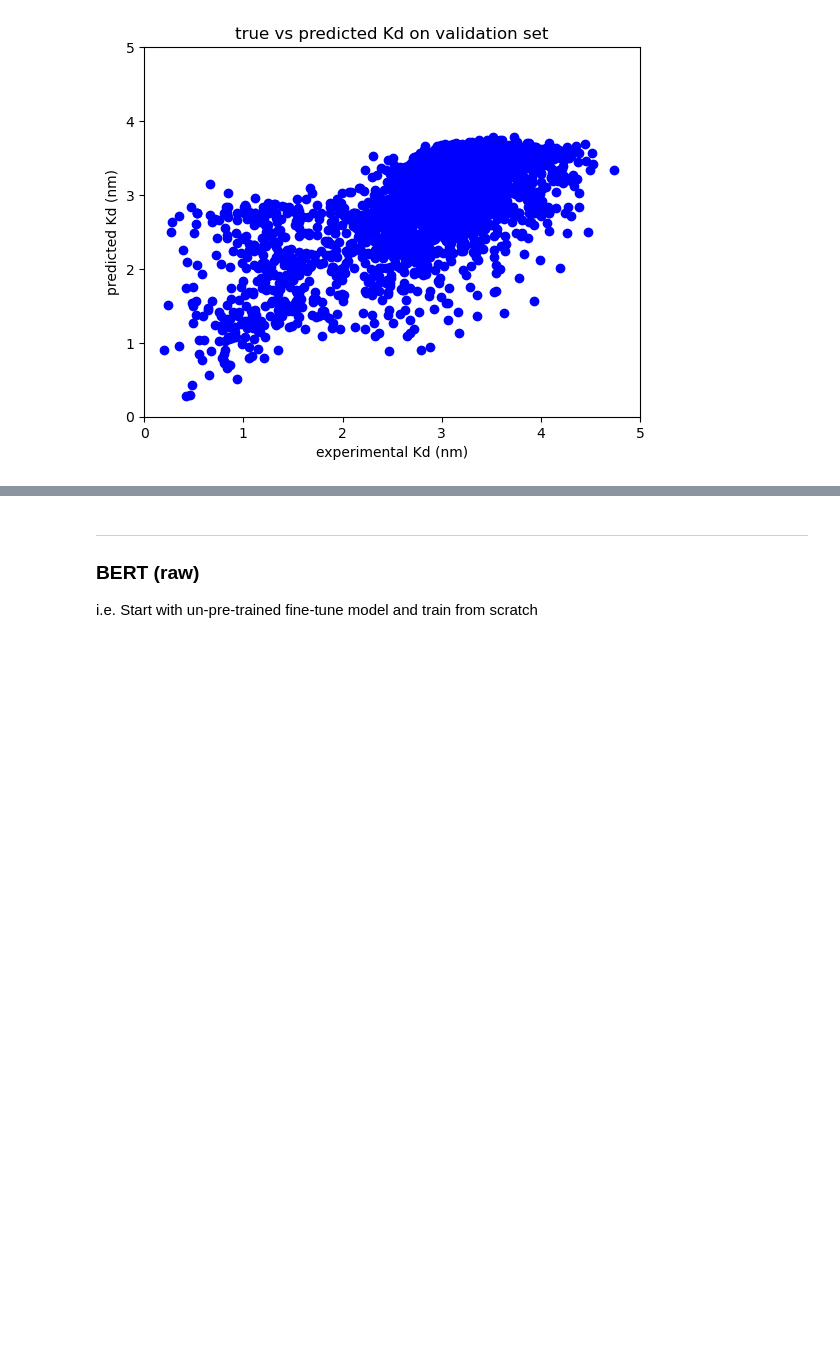
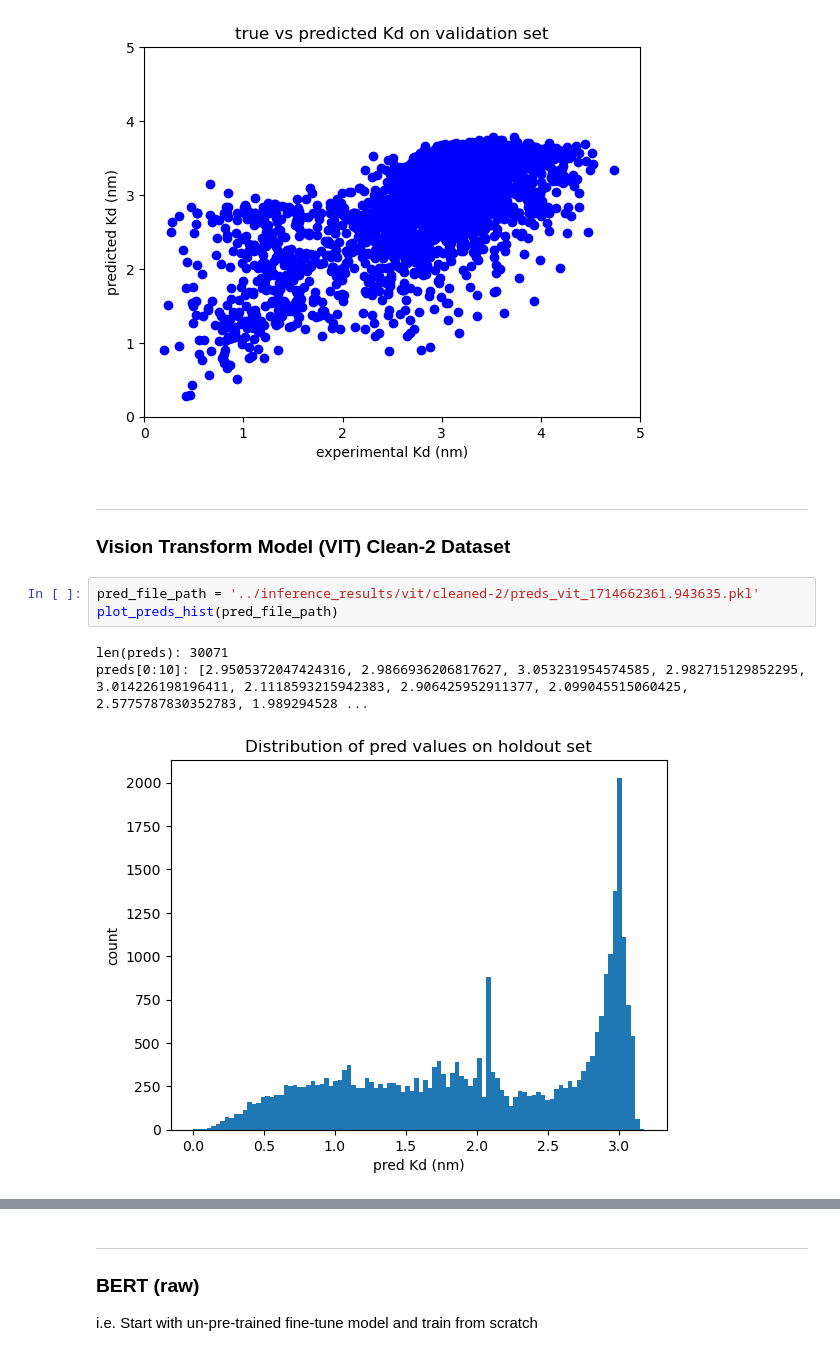
Before and after one commit to planaria158/BERT-antibody-antigen-binding-energy, a Jupyter notebook: notebooks/Inference.ipynb, the cells around one changed output, grey strips where cells are left out. Saved outputs shown, nothing was run; the diff lists cells and outputs as text; blank space fills up the shorter version.

```diff
--- a/notebooks/Inference.ipynb
+++ b/notebooks/Inference.ipynb
@@ -148,3 +143,13 @@ len(preds): 2920 , len(y): 2920
 preds[0:10]: [3.3787078857421875, 3.47406268119812, 3.574226140975952, 3.4667465686798096, 3.3287978172302246, 3.5394489765167236, 3.281367063522339, 3.398716926574707, 3.37001371383667, 3.21014761924 ...
 rmse: 1.0202079945171236
 [figure]
+# %% [markdown]
+-------
+### Vision Transform Model (VIT)  Clean-2 Dataset
+# %%
+pred_file_path = '../inference_results/vit/cleaned-2/preds_vit_1714662361.943635.pkl'
+plot_preds_hist(pred_file_path)
+# %% [output]
+len(preds): 30071
+preds[0:10]: [2.9505372047424316, 2.9866936206817627, 3.053231954574585, 2.982715129852295, 3.014226198196411, 2.1118593215942383, 2.906425952911377, 2.099045515060425, 2.5775787830352783, 1.989294528 ...
+[figure, added]
```
Also changed, not shown: parts of 3 cells of this notebook, 5 other files.
